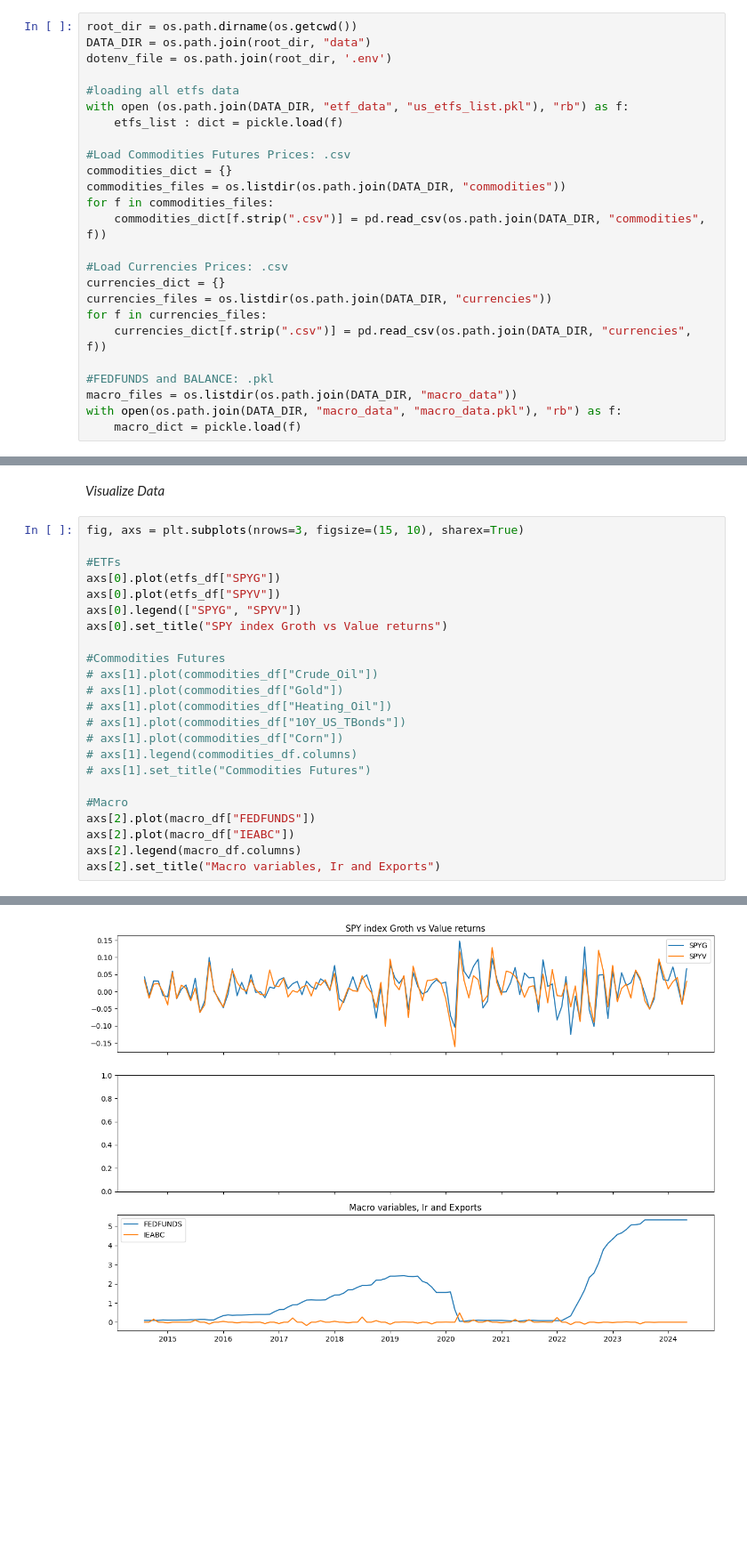
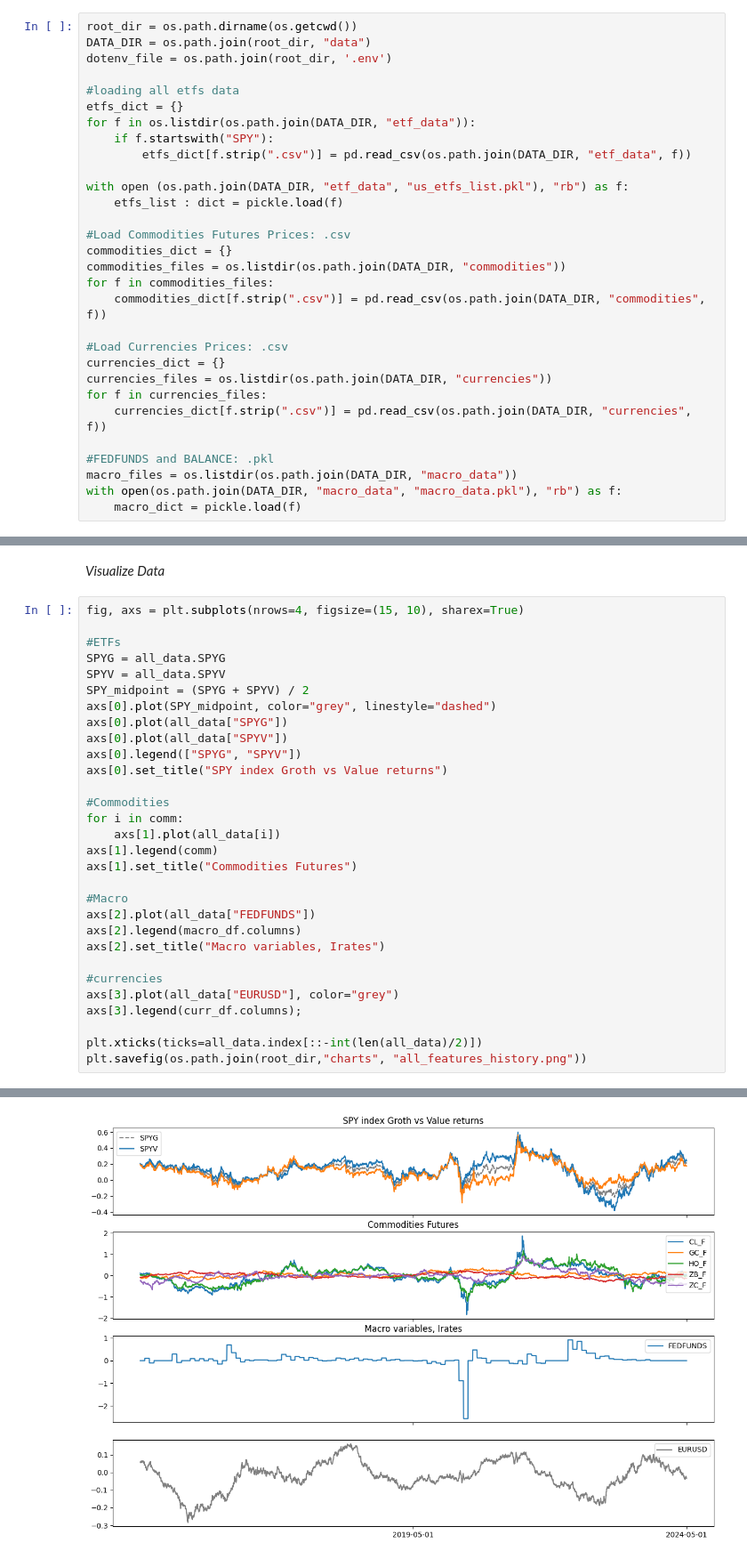
Before and after one commit to rvargas42/Value_Growth_Challenge_ETSFactory, a Jupyter notebook: Research/value_growth_moment_detection.ipynb, the cells around one changed output, grey strips where cells are left out. Shown at 89% size. Cells and saved outputs as stored; diff of their text form; blank space fills up the shorter version.

```diff
--- a/Research/value_growth_moment_detection.ipynb
+++ b/Research/value_growth_moment_detection.ipynb
@@ -23,6 +23,11 @@ DATA_DIR = os.path.join(root_dir, "data")
 dotenv_file = os.path.join(root_dir, '.env')
 
 #loading all etfs data
+etfs_dict = {}
+for f in os.listdir(os.path.join(DATA_DIR, "etf_data")):
+    if f.startswith("SPY"):
+        etfs_dict[f.strip(".csv")] = pd.read_csv(os.path.join(DATA_DIR, "etf_data", f))
+
 with open (os.path.join(DATA_DIR, "etf_data", "us_etfs_list.pkl"), "rb") as f:
     etfs_list : dict = pickle.load(f)
 
@@ -106,26 +101,33 @@ DatetimeIndex(['2024-05-01'], dtype='datetime64[ns]', freq='MS')
 # %% [markdown]
 _Visualize Data_
 # %%
-fig, axs = plt.subplots(nrows=3, figsize=(15, 10), sharex=True)
+fig, axs = plt.subplots(nrows=4, figsize=(15, 10), sharex=True)
 
 #ETFs
-axs[0].plot(etfs_df["SPYG"])
-axs[0].plot(etfs_df["SPYV"])
+SPYG = all_data.SPYG
+SPYV = all_data.SPYV
+SPY_midpoint = (SPYG + SPYV) / 2
+axs[0].plot(SPY_midpoint, color="grey", linestyle="dashed")
+axs[0].plot(all_data["SPYG"])
+axs[0].plot(all_data["SPYV"])
 axs[0].legend(["SPYG", "SPYV"])
 axs[0].set_title("SPY index Groth vs Value returns")
 
-#Commodities Futures
-# axs[1].plot(commodities_df["Crude_Oil"])
-# axs[1].plot(commodities_df["Gold"])
-# axs[1].plot(commodities_df["Heating_Oil"])
-# axs[1].plot(commodities_df["10Y_US_TBonds"])
-# axs[1].plot(commodities_df["Corn"])
-# axs[1].legend(commodities_df.columns)
-# axs[1].set_title("Commodities Futures")
+#Commodities
+for i in comm:
+    axs[1].plot(all_data[i])
+axs[1].legend(comm)
+axs[1].set_title("Commodities Futures")
 
 #Macro
-axs[2].plot(macro_df["FEDFUNDS"])
-axs[2].plot(macro_df["IEABC"])
+axs[2].plot(all_data["FEDFUNDS"])
 axs[2].legend(macro_df.columns)
-axs[2].set_title("Macro variables, Ir and Exports")
+axs[2].set_title("Macro variables, Irates")
+
+#currencies
+axs[3].plot(all_data["EURUSD"], color="grey")
+axs[3].legend(curr_df.columns);
+
+plt.xticks(ticks=all_data.index[::-int(len(all_data)/2)])
+plt.savefig(os.path.join(root_dir,"charts", "all_features_history.png"))
 # %% [output]
@@ -133 +134 @@ Text(0.5, 1.0, 'Macro variables, Ir and Exports')
-[figure, old version]
+[figure, new version]
```
Also changed, not shown: parts of 19 cells of this notebook, 16 other files.
